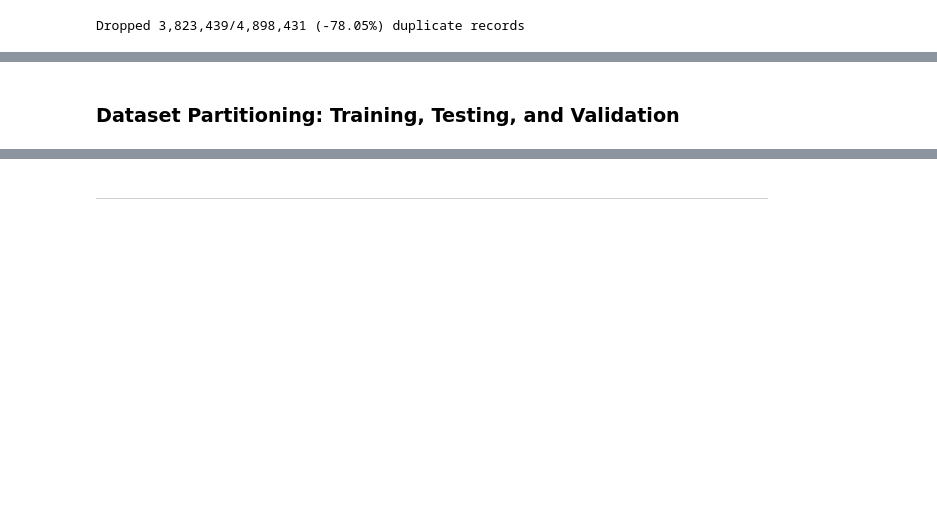
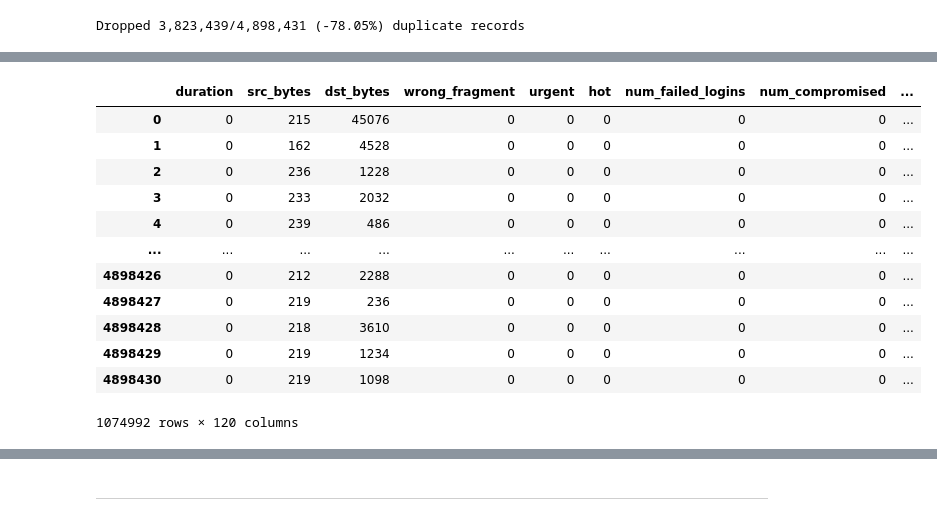
Before and after one commit to concision/kdd-cup-1999-model, a Jupyter notebook: notebook.ipynb, the cells around one changed output, grey strips where cells are left out. Drawn from its saved outputs; the diff is of its cells as text; code cells hidden in the pictures; blank space fills up the shorter version.

```diff
--- a/notebook.ipynb
+++ b/notebook.ipynb
@@ -189,10 +208,25 @@ Dropped 3,823,439/4,898,431 (-78.05%) duplicate records
 # %%
 encoded_dataframe = pandas.get_dummies(
     unique_dataframe,
     # all categorical columns
     columns=[column_name for column_name, column_type in column_types.items() if column_type == ColumnType.SYMBOLIC],
     # drop original column
     drop_first=True,
 )
+
+pandas.set_option('display.max_rows', 10)
+encoded_dataframe
+# %% [output]
+|  | duration | src_bytes | dst_bytes | wrong_fragment | urgent | hot | num_failed_logins | num_compromised | ... |
+| 0 | 0 | 215 | 45076 | 0 | 0 | 0 | 0 | 0 | ... |
+| 1 | 0 | 162 | 4528 | 0 | 0 | 0 | 0 | 0 | ... |
+| 2 | 0 | 236 | 1228 | 0 | 0 | 0 | 0 | 0 | ... |
+| 3 | 0 | 233 | 2032 | 0 | 0 | 0 | 0 | 0 | ... |
+| 4 | 0 | 239 | 486 | 0 | 0 | 0 | 0 | 0 | ... |
+| ... | ... | ... | ... | ... | ... | ... | ... | ... | ... |
+| 4898426 | 0 | 212 | 2288 | 0 | 0 | 0 | 0 | 0 | ... |
+| 4898427 | 0 | 219 | 236 | 0 | 0 | 0 | 0 | 0 | ... |
+| 4898428 | 0 | 218 | 3610 | 0 | 0 | 0 | 0 | 0 | ... |
+| 4898429 | 0 | 219 | 1234 | 0 | 0 | 0 | 0 | 0 | ... |
+| 4898430 | 0 | 219 | 1098 | 0 | 0 | 0 | 0 | 0 | ... |
+1074992 rows × 120 columns
-# %% [markdown]
-### Dataset Partitioning: Training, Testing, and Validation
```
Also changed, not shown: parts of 57 cells of this notebook.
